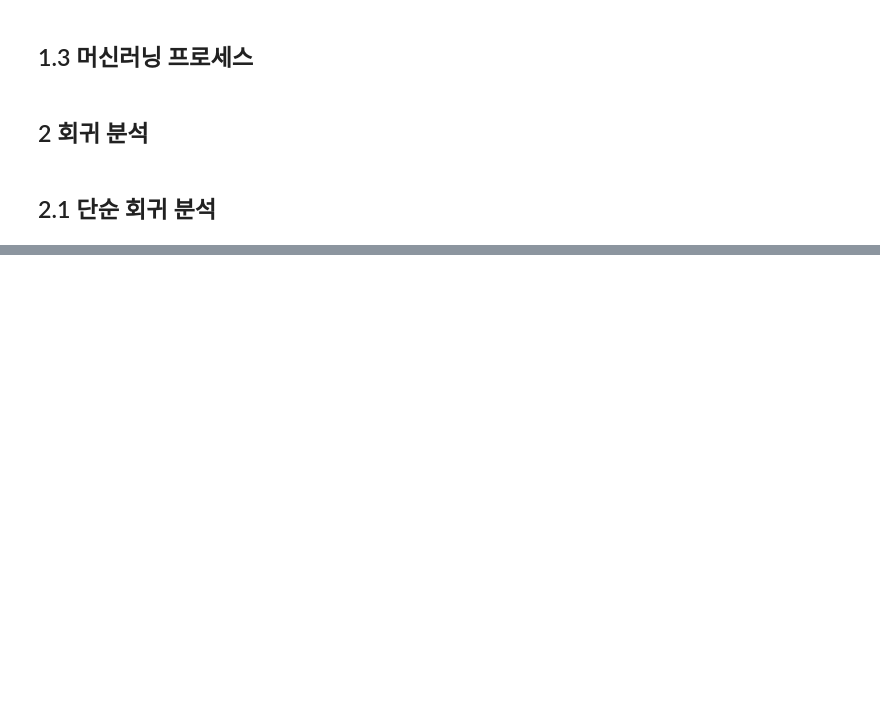
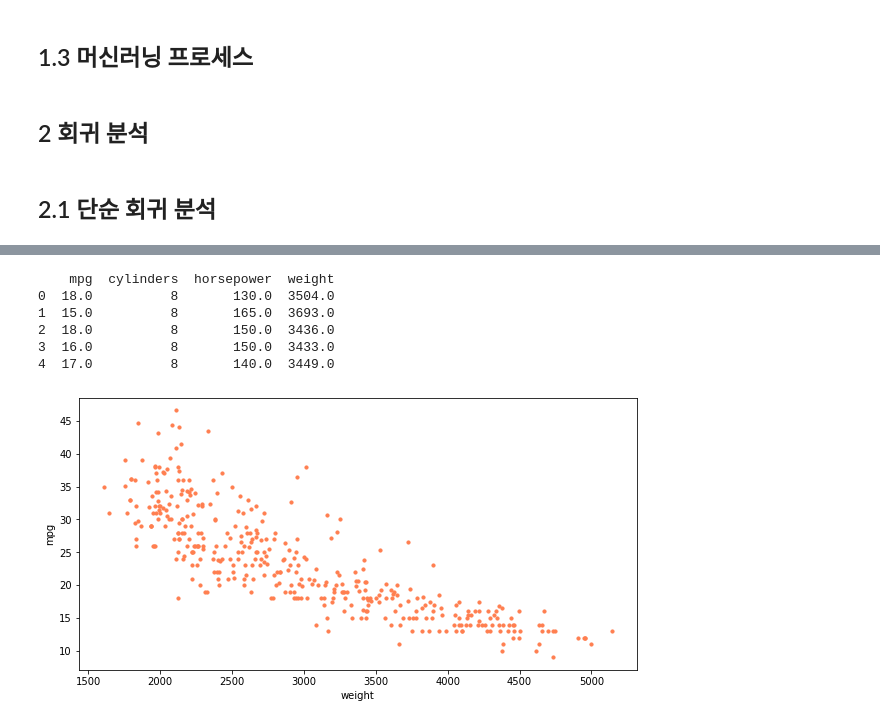
Before and after one commit to yeonseocho/Machine-Learning-Pandas-Data-Analytics, a Jupyter notebook: Part 7. 머신러닝 데이터 분석/7.1 머신러닝 개요.ipynb, the cells around one changed output, grey strips where cells are left out. Drawn from its saved outputs; the diff is of its cells as text; code cells hidden in the pictures; blank space fills up the shorter version.

```diff
--- a/Part 7. 머신러닝 데이터 분석/7.1 머신러닝 개요.ipynb
+++ b/Part 7. 머신러닝 데이터 분석/7.1 머신러닝 개요.ipynb
@@ -18,0 +26,12 @@
+# %%
+df=pd.read_csv('../data/part7/auto-mpg.csv', header=None)
+
+#열 이름 지정
+df.columns=['mpg', 'cylinders', 'displacement', 'horsepower', 'weight', 'acceleration', 'model year', 'origin', 'name']
+
+print(df.head())
+print('\n')
+
+# 출력할 열의 개수 한도 늘리기
+pd.set_option('display.max_columns', 10)
+print(df.head())
@@ -18,0 +80,10 @@
+# %%
+#horsepower 열의 자료형 변경(문자>>숫자)
+print(df['horsepower'].unique()) #고유값 확인
+print('\n')
+
+df['horsepower'].replace('?', np.nan, inplace=True) #?을 np.nan으로 변경
+df.dropna(subset=['horsepower'],axis=0,inplace=True) #누락 데이터 행 삭제
+df['horsepower']=df['horsepower'].astype('float') #문자형을 실수형으로 변환
+
+print(df.describe())
@@ -18,0 +108,18 @@
+# %%
+# 분석에 활용할 열 선택
+ndf=df[['mpg', 'cylinders', 'horsepower','weight']]
+print(ndf.head())
+# %% [output]
+    mpg  cylinders  horsepower  weight
+0  18.0          8       130.0  3504.0
+1  15.0          8       165.0  3693.0
+2  18.0          8       150.0  3436.0
+3  16.0          8       150.0  3433.0
+4  17.0          8       140.0  3449.0
+# %%
+#Matplotlib으로 산점도 그리기
+ndf.plot(kind='scatter', x='weight',y='mpg', c='coral', s=10, figsize=(10,5))
+plt.show()
+plt.close()
+# %% [output]
+[figure, added]
```
Also changed, not shown: parts of 12 cells of this notebook.
